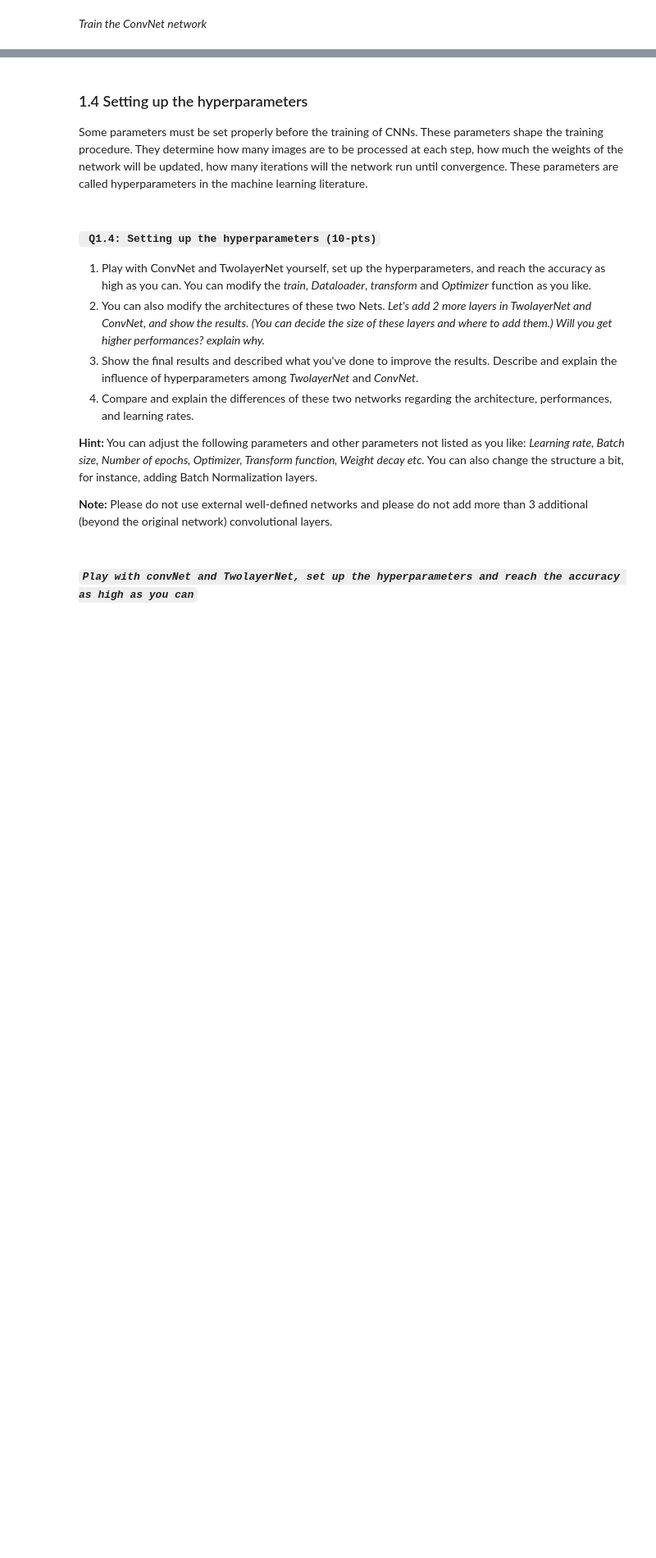
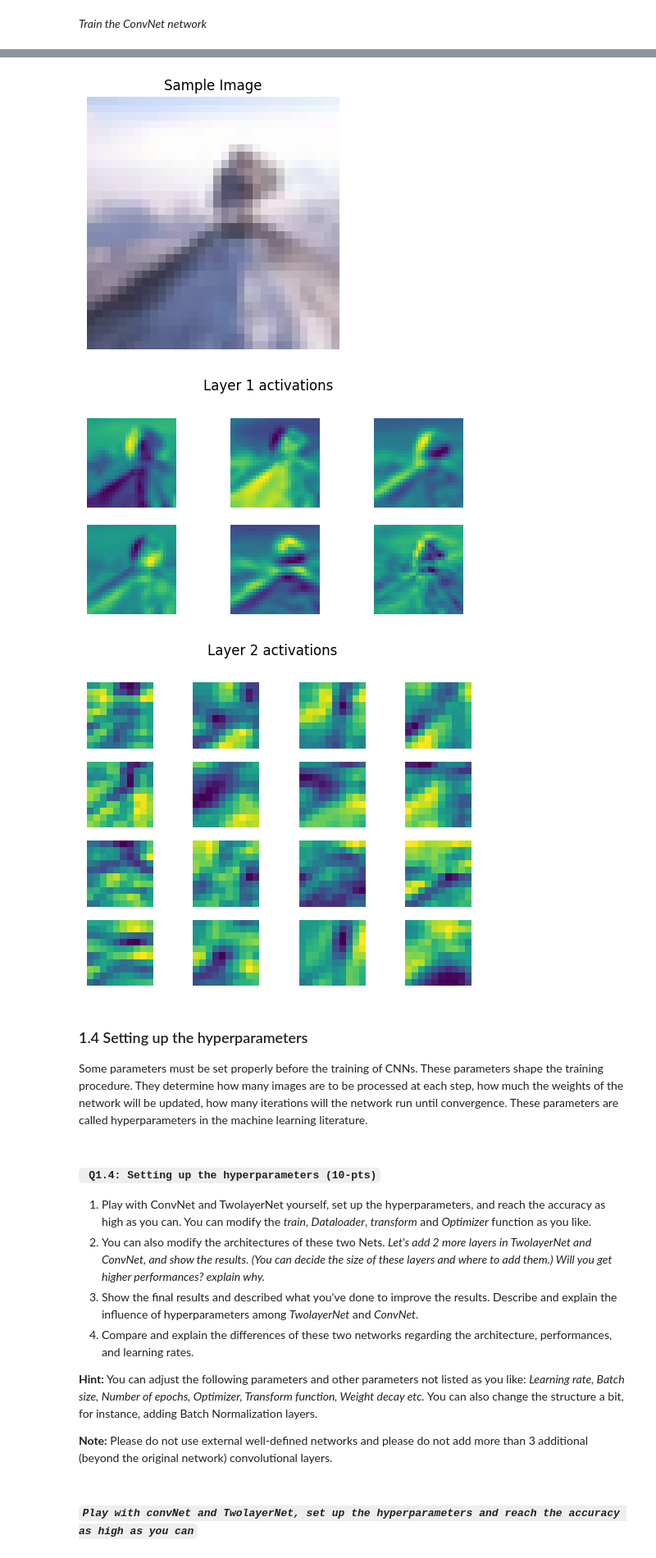
Before and after one commit to dgcnz/uva-cv1-lab5, a Jupyter notebook: notebooks/CV1 Final Lab Pt2.ipynb, the cells around one changed output, grey strips where cells are left out. Shown at 82% size. Cells and saved outputs as stored; diff of their text form; code cells hidden in the pictures; blank space fills up the shorter version.

Commit message:
Plotting activations

```diff
--- a/notebooks/CV1 Final Lab Pt2.ipynb
+++ b/notebooks/CV1 Final Lab Pt2.ipynb
@@ -437,12 +440,14 @@ def train(net, optimizer, train_loader, epochs=100):
             valid(net, testloader)
 
     print("Finished Training")
+    print("Final Accuracy")
+    valid(net, testloader)
 # %% [markdown]
 *Initialize the datasets*
 # %%
 # Datasets
-train_set = CIFAR100_loader("./data", True, transform_train)
-test_set = CIFAR100_loader("./data", False, transform_test)
+train_set = CIFAR100_loader("../data", True, transform_train)
+test_set = CIFAR100_loader("../data", False, transform_test)
 
 # Initialize the dataloaders
 train_data_loader = DataLoader(train_set, batch_size=64, shuffle=True, num_workers=0)
@@ -480,4 +485,67 @@ Accuracy of the network on the 10000 test images: 10 %
 Finished Training
+# %%
+def plot_cnn_activations(net, test_dataloader):
+    """
+    Plots the activations of all the convolutional layers of the network
+    """
+    # Ensure the model is in eval mode
+    net.eval()
+
+    net.to("cpu")
+
+    # Get a sample image from the dataloader
+    sample_input, _ = next(iter(test_dataloader))
+
+    # Hook function to capture intermediate activations
+    activations = []
+    def hook_fn(module, input, output):
+        activations.append(output)
+
+    # Attach the hook to all convolutional layers
+    hooks = []
+    for layer in net.children():
+        for sub_layer in layer.children():
+            if isinstance(sub_layer, torch.nn.Conv2d):
+                hooks.append(sub_layer.register_forward_hook(hook_fn))
+
+    # Forward pass to get activations
+    with torch.no_grad():
+        _ = net(sample_input)
+
+    # Detach the hooks after use
+    for hook in hooks:
+        hook.remove()
+
+
+    plt.figure(figsize=(5, 4))
+
+    sample_input = sample_input * torch.tensor([0.229, 0.224, 0.225]).view(3, 1, 1) + torch.tensor([0.485, 0.456, 0.406]).view(3, 1, 1)
+
+    plt.imshow(sample_input[0].permute(1, 2, 0).numpy())
+    plt.title("Sample Image")
+    plt.axis('off')
+    plt.show()
+
+    # Plot the activations
+    for idx, activation in enumerate(activations):
+
+        # Get the number of feature maps (channels)
+        num_feature_maps = activation.size(1)
+
+        # Plot each feature map
+        for feature_map in range(num_feature_maps):
+            plt.subplot(np.ceil(np.sqrt(num_feature_maps)).astype(int) , np.ceil(np.sqrt(num_feature_maps)).astype(int), feature_map+1)
+            plt.imshow(activation[0, feature_map].numpy(), cmap='viridis')
+            plt.axis('off')
+
+        plt.suptitle(f"Layer {idx+1} activations")
+        plt.show()
+
+plot_cnn_activations(net, test_data_loader)
+# %% [output]
+[figure, added]
+[figure, added]
+[figure, added]
 # %% [markdown]
 ### 1.4 Setting up the hyperparameters
 
```
Also changed, not shown: parts of 4 cells of this notebook.
